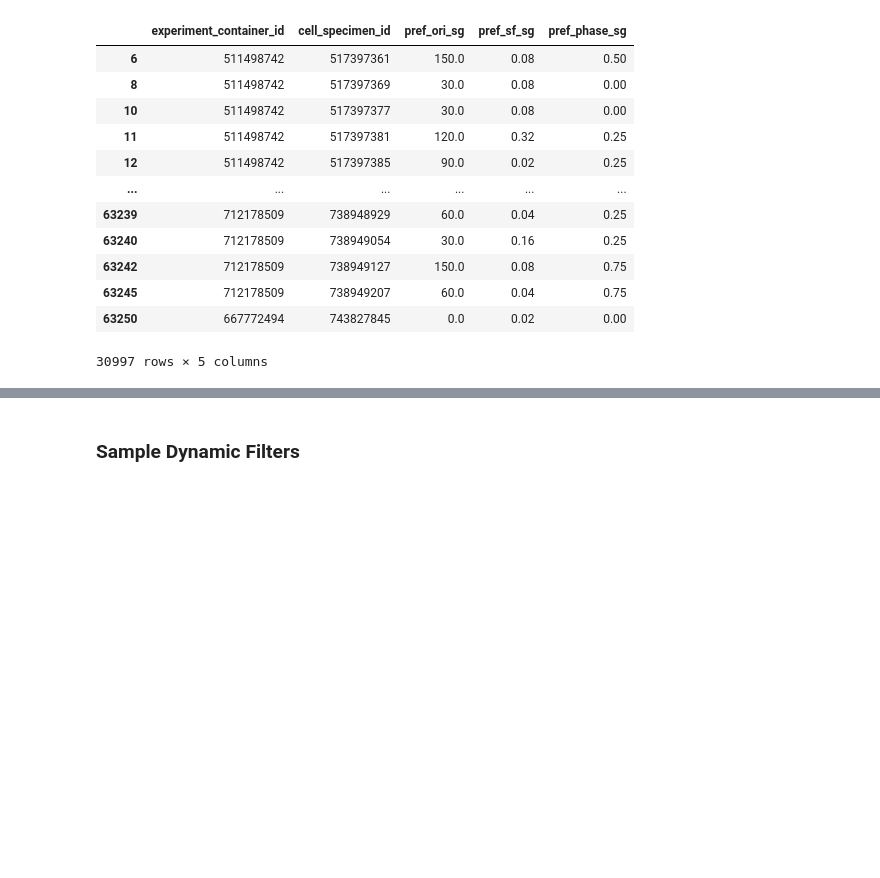
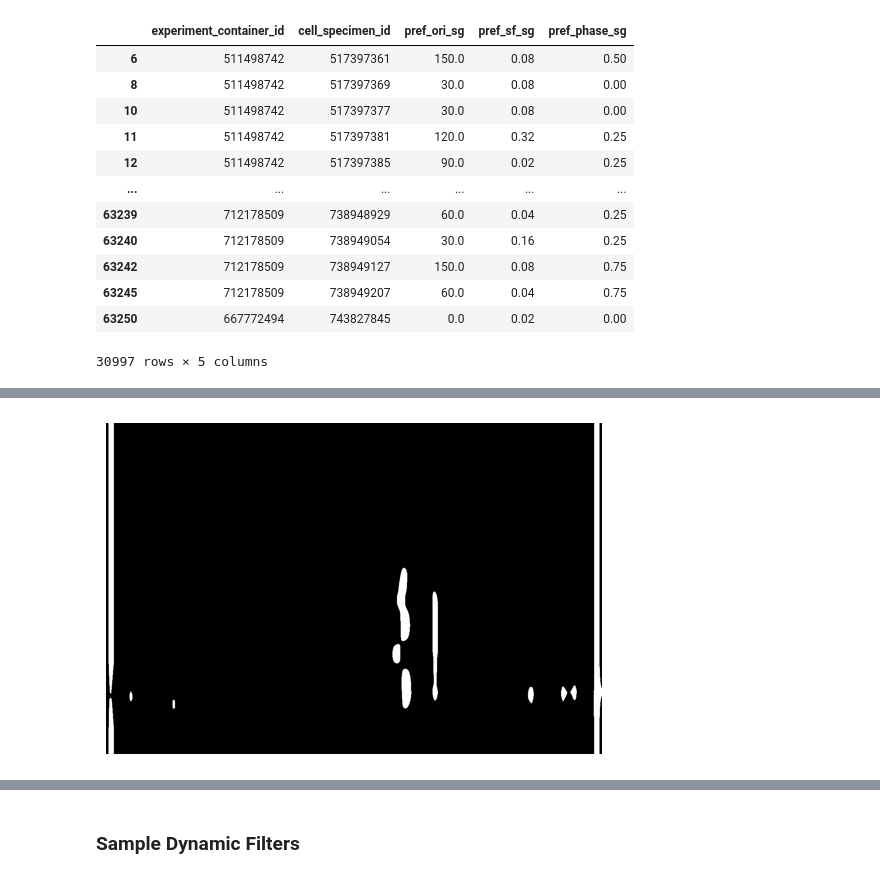
Before and after one commit to marcoabrate/wp1, a Jupyter notebook: data_allen/gabor_filter.ipynb, the cells around one changed output, grey strips where cells are left out. Drawn from its saved outputs; the diff is of its cells as text; code cells hidden in the pictures; blank space fills up the shorter version.

```diff
--- a/data_allen/gabor_filter.ipynb
+++ b/data_allen/gabor_filter.ipynb
@@ -70,0 +89,13 @@ plt.show()
+# %%
+im_conv = cv2.filter2D(
+    im_gray,
+    ddepth=-1,
+    kernel=cv2.flip(g,-1),
+    borderType=cv2.BORDER_CONSTANT
+)
+# %%
+plt.imshow(im_conv, cmap='gray')
+plt.axis('off')
+plt.show()
+# %% [output]
+[figure, added]
```
Also changed, not shown: parts of 12 cells of this notebook, 4 other files.
